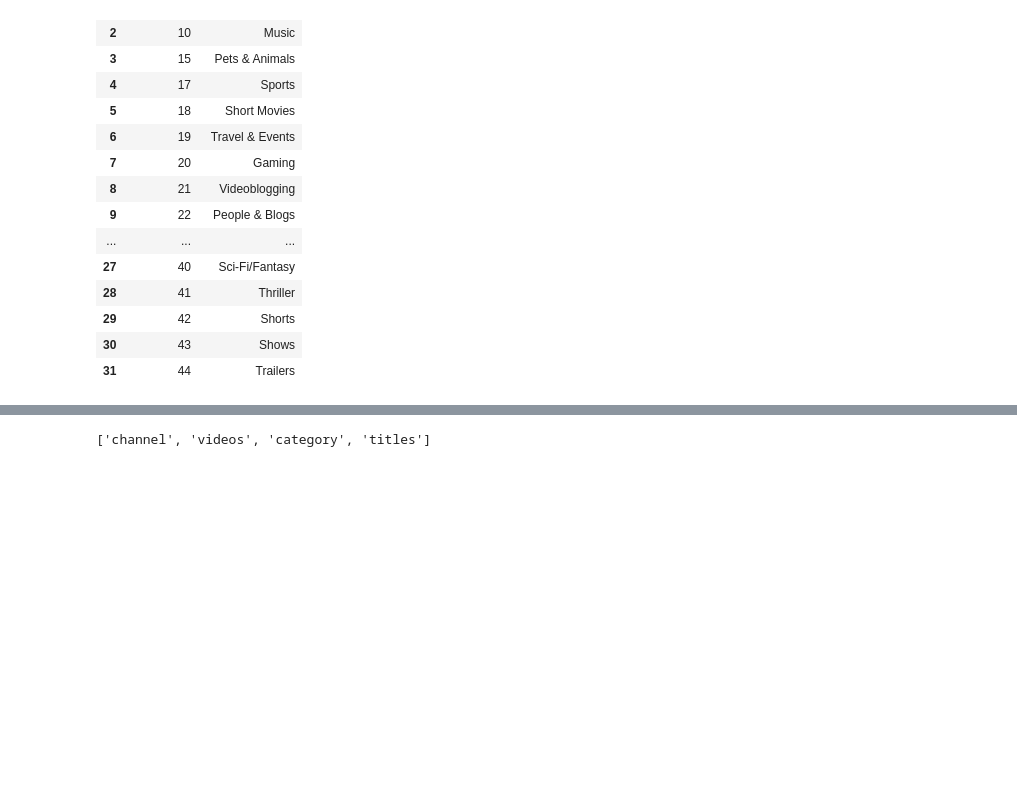
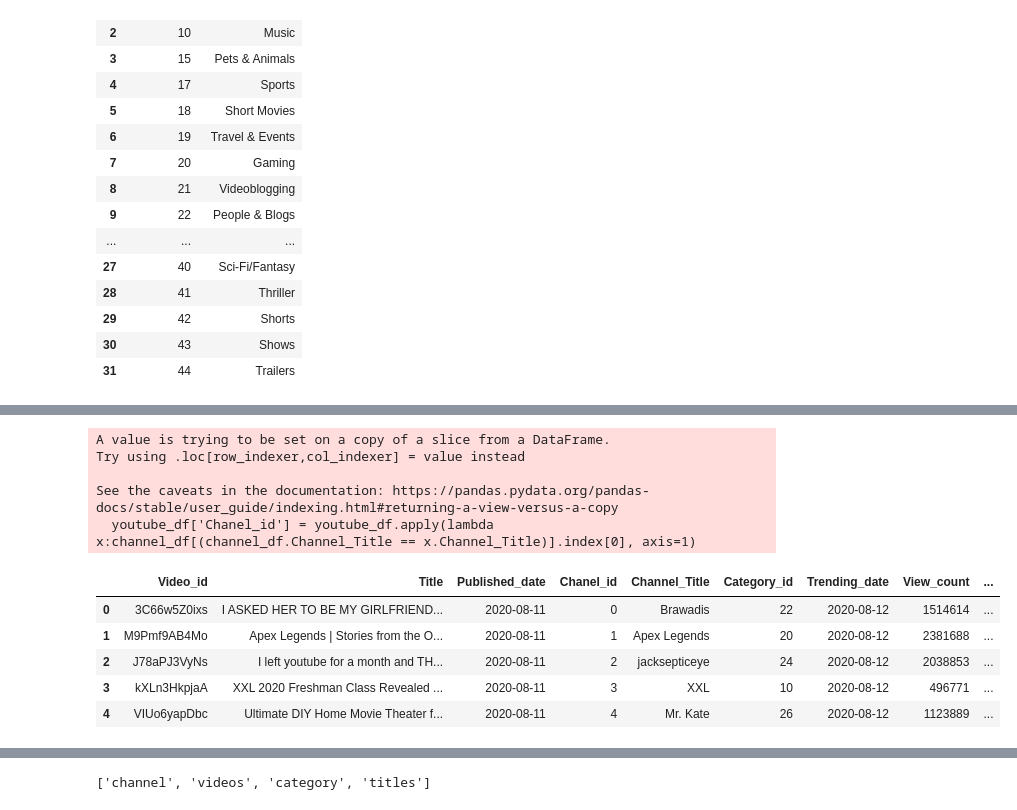
Before and after one commit to ichakrabarty/Grp_5---Youtube-Trending, a Jupyter notebook: main.sq.ipynb, the cells around one changed output, grey strips where cells are left out. Drawn from its saved outputs; the diff is of its cells as text; code cells hidden in the pictures; blank space fills up the shorter version.

```diff
--- a/main.sq.ipynb
+++ b/main.sq.ipynb
@@ -244,0 +245,16 @@ channel_df
+# %%
+#creating the channel table
+youtube_df['Chanel_id'] = youtube_df.apply(lambda x:channel_df[(channel_df.Channel_Title == x.Channel_Title)].index[0], axis=1)
+youtube_df.head()
+# %% [output]
+A value is trying to be set on a copy of a slice from a DataFrame.
+Try using .loc[row_indexer,col_indexer] = value instead
+
+See the caveats in the documentation: https://pandas.pydata.org/pandas-docs/stable/user_guide/indexing.html#returning-a-view-versus-a-copy
+  youtube_df['Chanel_id'] = youtube_df.apply(lambda x:channel_df[(channel_df.Channel_Title == x.Channel_Title)].index[0], axis=1)
+|  | Video_id | Title | Published_date | Chanel_id | Channel_Title | Category_id | Trending_date | View_count | ... |
+| 0 | 3C66w5Z0ixs | I ASKED HER TO BE MY GIRLFRIEND... | 2020-08-11 | 0 | Brawadis | 22 | 2020-08-12 | 1514614 | ... |
+| 1 | M9Pmf9AB4Mo | Apex Legends | Stories from the O... | 2020-08-11 | 1 | Apex Legends | 20 | 2020-08-12 | 2381688 | ... |
+| 2 | J78aPJ3VyNs | I left youtube for a month and TH... | 2020-08-11 | 2 | jacksepticeye | 24 | 2020-08-12 | 2038853 | ... |
+| 3 | kXLn3HkpjaA | XXL 2020 Freshman Class Revealed ... | 2020-08-11 | 3 | XXL | 10 | 2020-08-12 | 496771 | ... |
+| 4 | VIUo6yapDbc | Ultimate DIY Home Movie Theater f... | 2020-08-11 | 4 | Mr. Kate | 26 | 2020-08-12 | 1123889 | ... |
```
Also changed, not shown: parts of 5 cells of this notebook, 1 other file.
